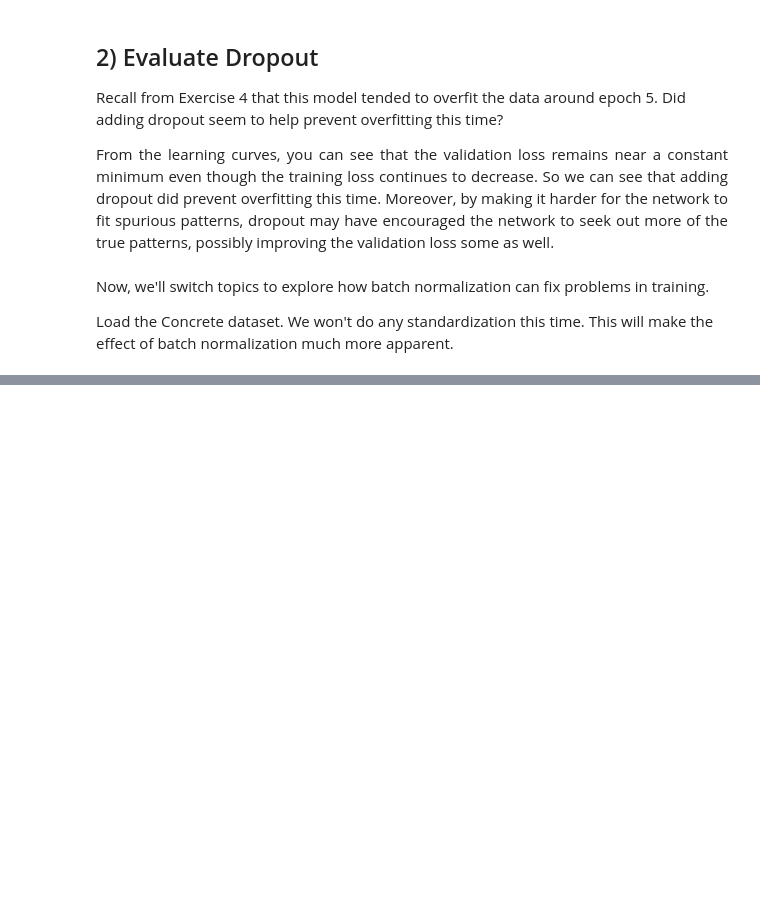
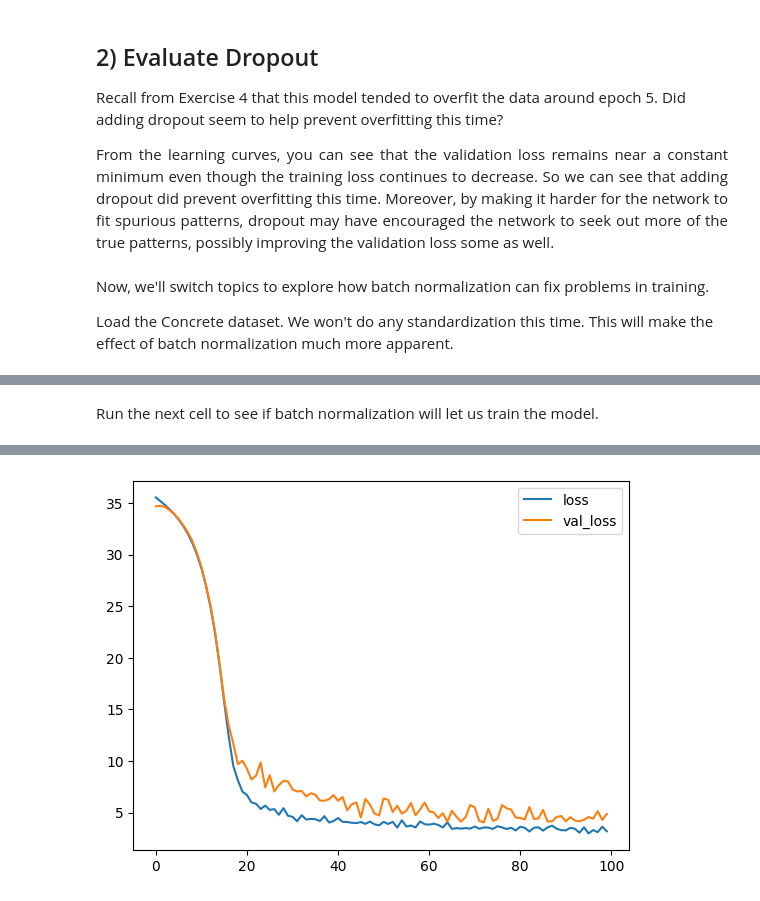
Before and after one commit to M7tnj/DL_fall2022, a Jupyter notebook: Deep Learning/week_5/exercise.ipynb, the cells around one changed output, grey strips where cells are left out. Drawn from its saved outputs; the diff is of its cells as text; code cells hidden in the pictures; blank space fills up the shorter version.

```diff
--- a/Deep Learning/week_5/exercise.ipynb
+++ b/Deep Learning/week_5/exercise.ipynb
@@ -143,0 +185,33 @@ ValueError: in user code:
+# %%
+# YOUR CODE HERE: Add a BatchNormalization layer before each Dense layer
+model = keras.Sequential([
+    layers.BatchNormalization(input_shape = input_shape),
+    layers.Dense(512, activation='relu'),
+    layers.BatchNormalization(),
+    layers.Dense(512, activation='relu'),
+    layers.BatchNormalization(),
+    layers.Dense(512, activation='relu'),
+    layers.BatchNormalization(),
+    layers.Dense(1),
+])
+# %% [markdown]
+Run the next cell to see if batch normalization will let us train the model.
+# %%
+model.compile(
+    optimizer='sgd',
+    loss='mae',
+    metrics=['mae'],
+)
+EPOCHS = 100
+history = model.fit(
+    X_train, y_train,
+    validation_data=(X_valid, y_valid),
+    batch_size=64,
+    epochs=EPOCHS,
+    verbose=0,
+)
+
+history_df = pd.DataFrame(history.history)
+history_df.loc[0:, ['loss', 'val_loss']].plot()
+print(("Minimum Validation Loss: {:0.4f}").format(history_df['val_loss'].min()))
+# %% [output]
@@ -143,0 +219 @@ ValueError: in user code:
+[figure, added]
```
Also changed, not shown: parts of 9 cells of this notebook.
